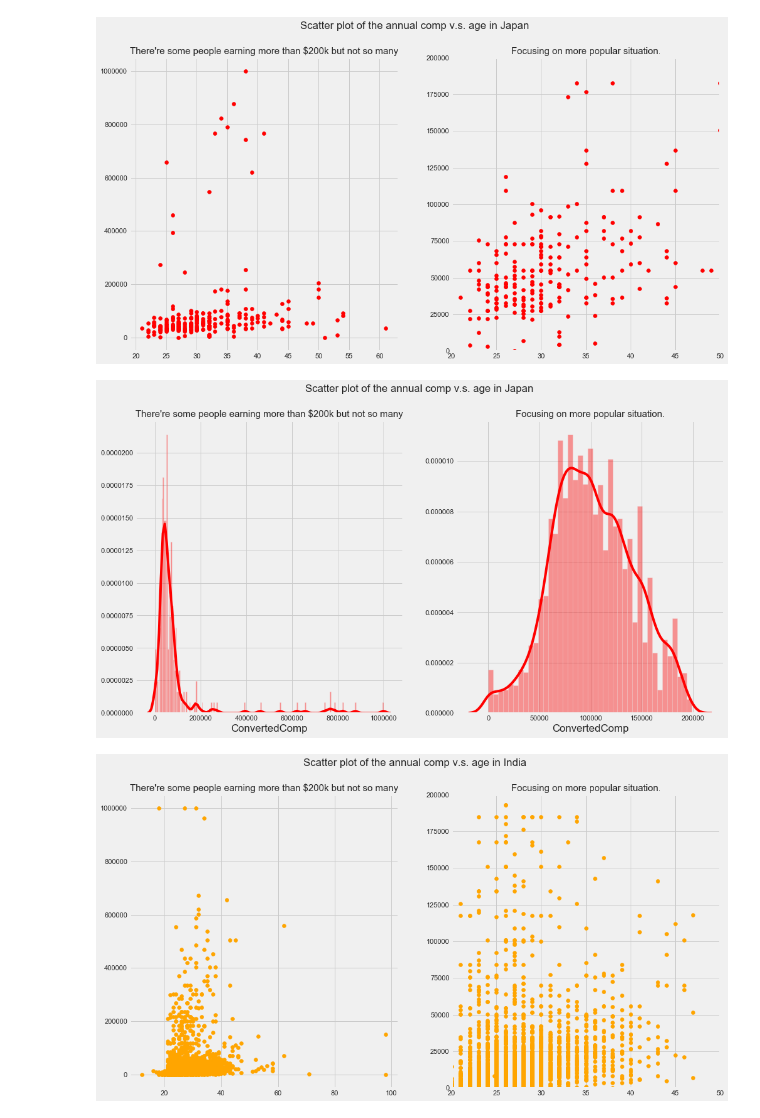
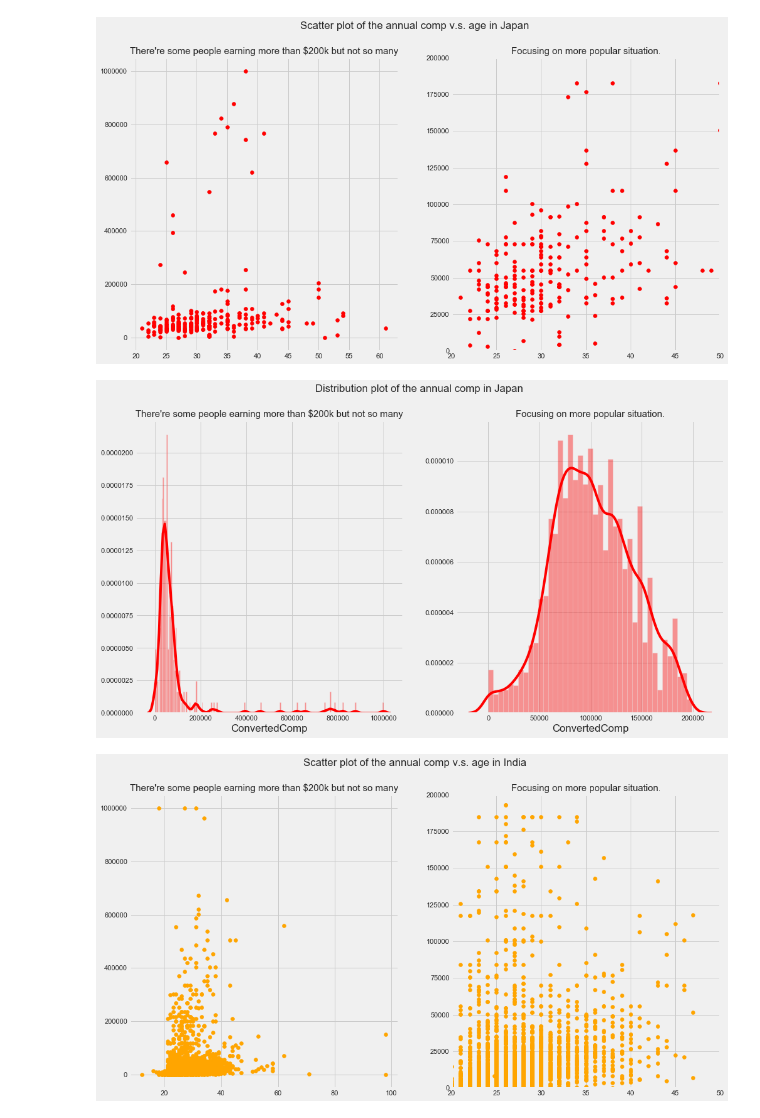
Before and after one commit to yuki678/stackoverflow, a Jupyter notebook: src/Comp_EDA.ipynb, the cells around one changed output. Drawn from its saved outputs; the diff is of its cells as text; code cells hidden in the pictures.

```diff
--- a/src/Comp_EDA.ipynb
+++ b/src/Comp_EDA.ipynb
@@ -204,15 +204,15 @@ plt.show()
 # %%
 fig, (ax1, ax2) = plt.subplots(1, 2)
 sns.distplot(df_comp_jp['ConvertedComp'], bins=200, ax=ax1, color='red')
 ax1.set_title("There're some people earning more than $200k but not so many", size=15)
 
 sns.distplot(df_comp_us.loc[df_comp_us['ConvertedComp'] < 200000]['ConvertedComp'], ax=ax2, color='red')
 ax2.set_title("Focusing on more popular situation.", size=15)
 
-fig.suptitle('Scatter plot of the annual comp v.s. age in Japan')
+fig.suptitle('Distribution plot of the annual comp in Japan')
 plt.show()
 # %% [output]
-[figure, old version]
+[figure, new version]
 # %%
 # India Breakdown
 df_comp_in = df_result.loc[df_result['Country'] == 'India', ['ConvertedComp', 'Age']].dropna()
```
Also changed, not shown: parts of 3 cells of this notebook.
